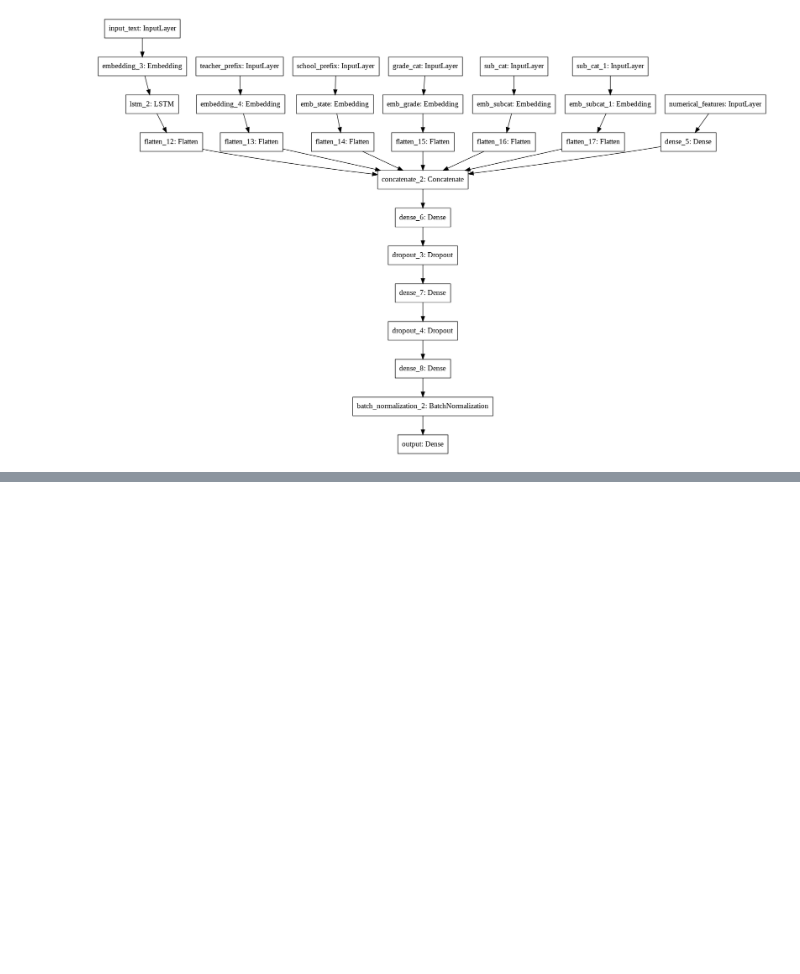
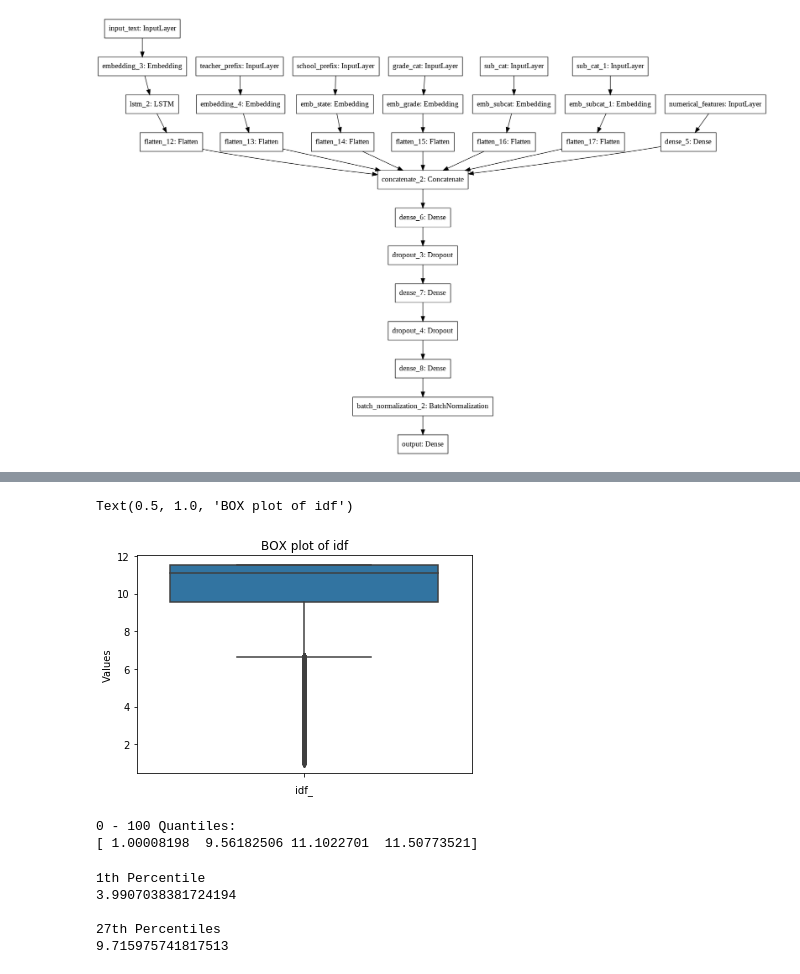
Before and after one commit to vishnurapps/LSTM-on-Donors-Choose, a Jupyter notebook: LSTM_On_Donors_Choose.ipynb, the cells around one changed output, grey strips where cells are left out. Cells and saved outputs as stored; diff of their text form; code cells hidden in the pictures; blank space fills up the shorter version.

```diff
--- a/LSTM_On_Donors_Choose.ipynb
+++ b/LSTM_On_Donors_Choose.ipynb
@@ -1003,0 +1025,24 @@ tf.keras.utils.plot_model(
+# %%
+sns.boxplot(x = "Values",data=tfidf_df,orient="v")
+plt.xlabel("idf_")
+plt.title("BOX plot of idf")
+# %% [output]
+Text(0.5, 1.0, 'BOX plot of idf')
+[figure, added]
+# %%
+print("0 - 100 Quantiles:")
+print(np.percentile(tfidf_df['Values'],np.arange(0, 100, 25)))
+# %% [output]
+0 - 100 Quantiles:
+[ 1.00008198  9.56182506 11.1022701  11.50773521]
+# %%
+print("1th Percentile")
+print(np.percentile(tfidf_df['Values'],1))
+print("\n27th Percentiles")
+print(np.percentile(tfidf_df['Values'],27))
+# %% [output]
+1th Percentile
+3.9907038381724194
+
+27th Percentiles
+9.715975741817513
```
Also changed, not shown: parts of 35 cells of this notebook.
